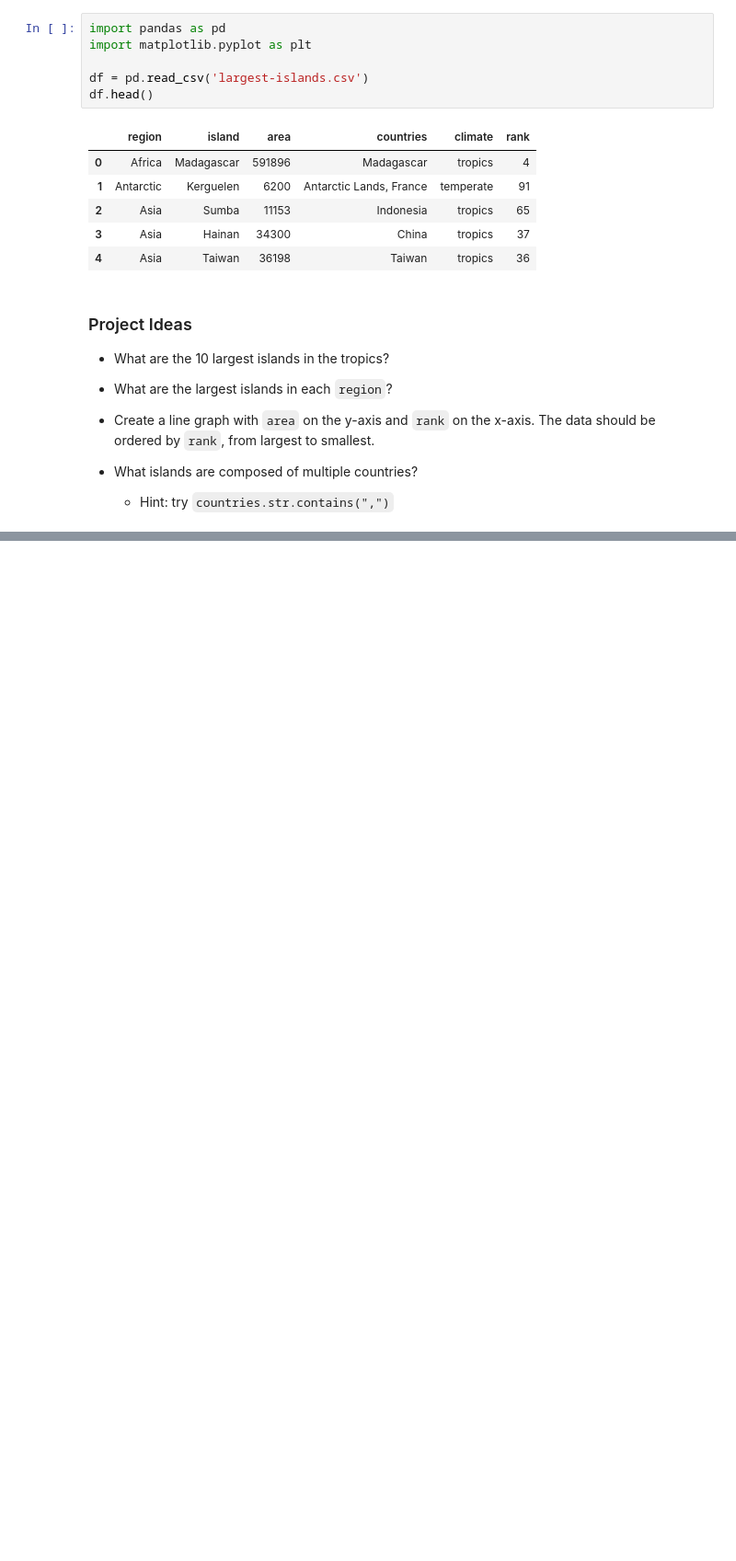
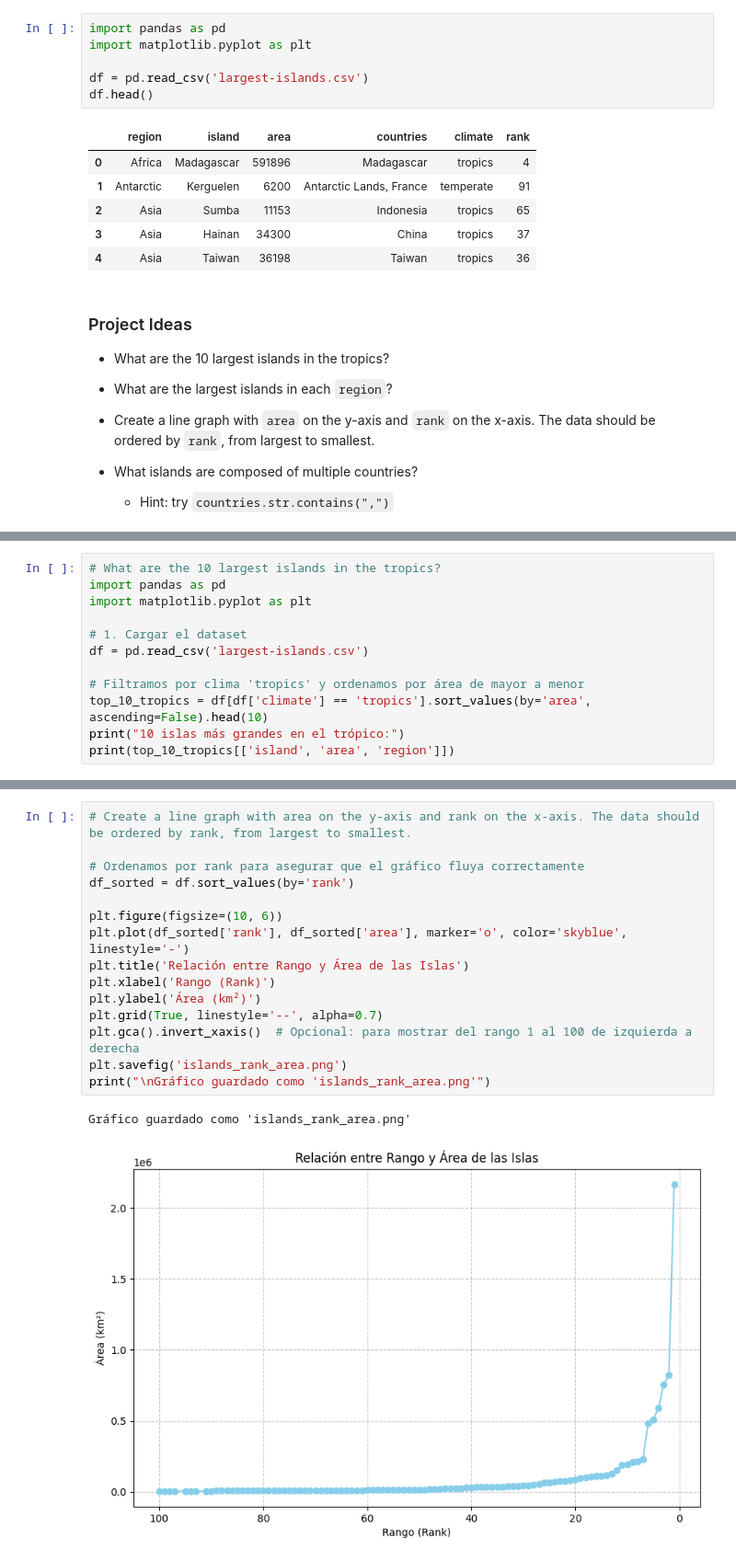
Before and after one commit to m00n07/mineria_de_datos, a Jupyter notebook: largest_islands.ipynb, the cells around one changed output, grey strips where cells are left out. Shown at 92% size. Cells and saved outputs as stored; diff of their text form; blank space fills up the shorter version.

```diff
--- a/largest_islands.ipynb
+++ b/largest_islands.ipynb
@@ -42,0 +41,12 @@ df.head()
+# %%
+# What are the 10 largest islands in the tropics?
+import pandas as pd
+import matplotlib.pyplot as plt
+
+# 1. Cargar el dataset
+df = pd.read_csv('largest-islands.csv')
+
+# Filtramos por clima 'tropics' y ordenamos por área de mayor a menor
+top_10_tropics = df[df['climate'] == 'tropics'].sort_values(by='area', ascending=False).head(10)
+print("10 islas más grandes en el trópico:")
+print(top_10_tropics[['island', 'area', 'region']])
@@ -42,0 +84,18 @@ df.head()
+# %%
+# Create a line graph with area on the y-axis and rank on the x-axis. The data should be ordered by rank, from largest to smallest.
+
+# Ordenamos por rank para asegurar que el gráfico fluya correctamente
+df_sorted = df.sort_values(by='rank')
+
+plt.figure(figsize=(10, 6))
+plt.plot(df_sorted['rank'], df_sorted['area'], marker='o', color='skyblue', linestyle='-')
+plt.title('Relación entre Rango y Área de las Islas')
+plt.xlabel('Rango (Rank)')
+plt.ylabel('Área (km²)')
+plt.grid(True, linestyle='--', alpha=0.7)
+plt.gca().invert_xaxis()  # Opcional: para mostrar del rango 1 al 100 de izquierda a derecha
+plt.savefig('islands_rank_area.png')
+print("\nGráfico guardado como 'islands_rank_area.png'")
+# %% [output]
+Gráfico guardado como 'islands_rank_area.png'
+[figure, added]
```
Also changed, not shown: parts of 5 cells of this notebook.
